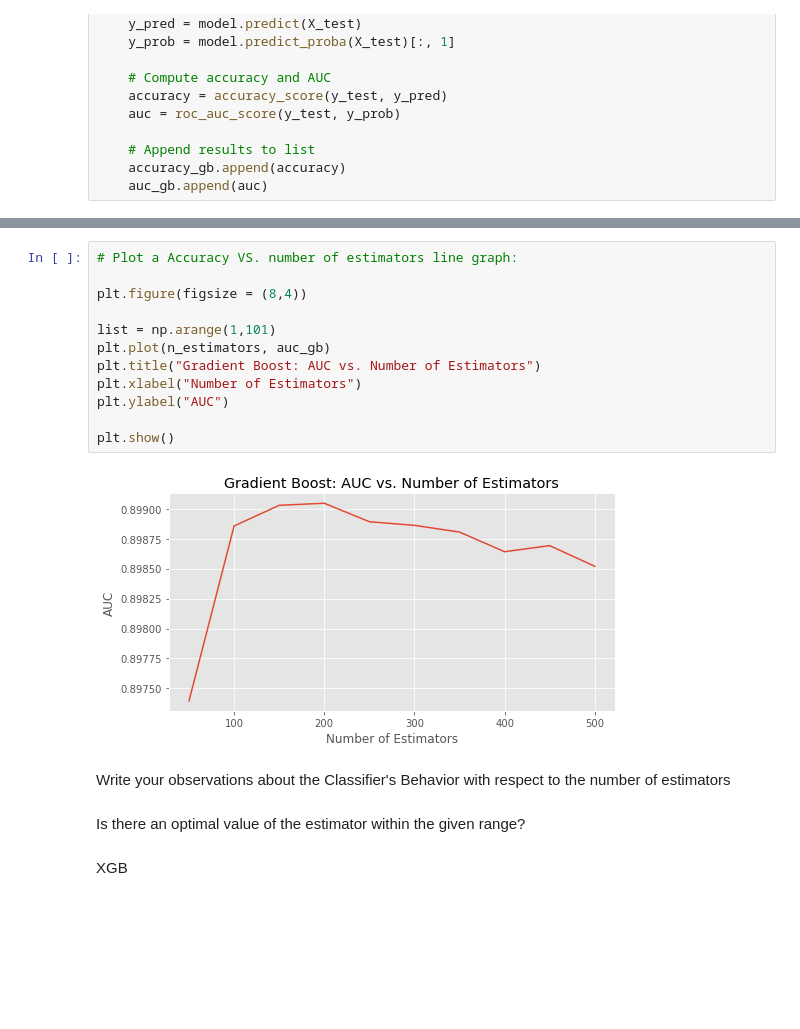
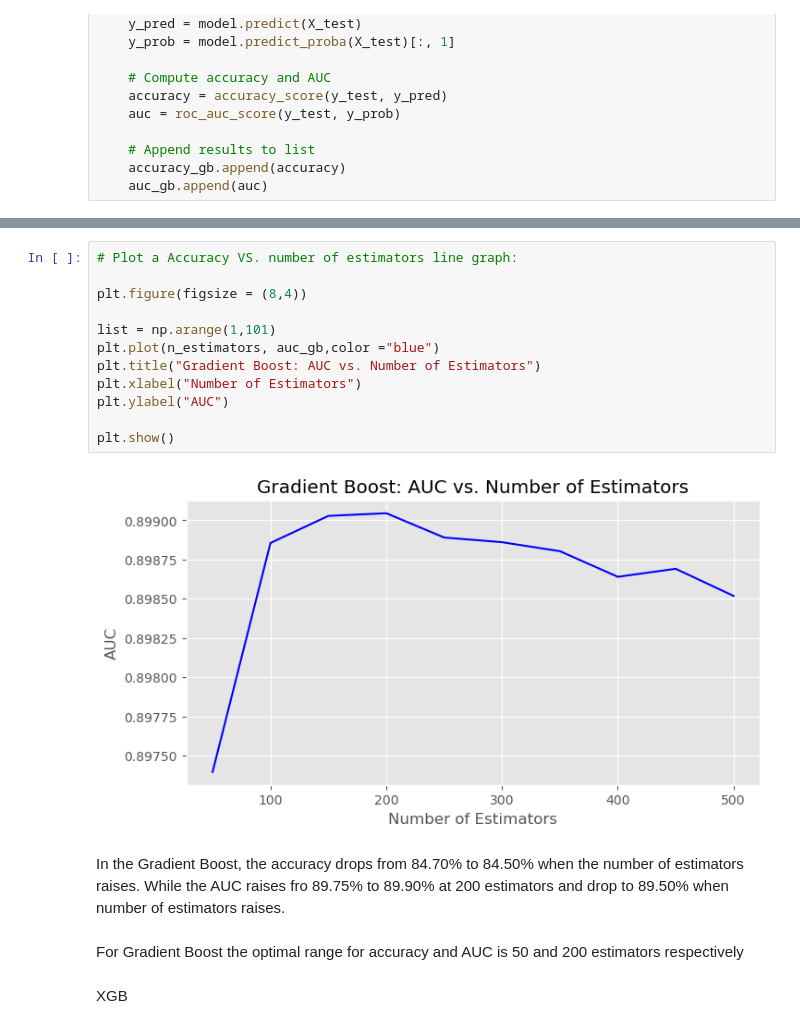
Before and after one commit to elstan-tmk/ML-assignments, a Jupyter notebook: CA-04_Ensemble_Models/CA-04_Ensemble_Models.ipynb, the cells around one changed output, grey strips where cells are left out. Saved outputs shown, nothing was run; the diff lists cells and outputs as text; blank space fills up the shorter version.

```diff
--- a/CA-04_Ensemble_Models/CA-04_Ensemble_Models.ipynb
+++ b/CA-04_Ensemble_Models/CA-04_Ensemble_Models.ipynb
@@ -493,21 +494,21 @@ plt.show()
 # %%
 # Plot a Accuracy VS. number of estimators line graph:
 
 plt.figure(figsize = (8,4))
 
 list = np.arange(1,101)
-plt.plot(n_estimators, auc_gb)
+plt.plot(n_estimators, auc_gb,color ="blue")
 plt.title("Gradient Boost: AUC vs. Number of Estimators")
 plt.xlabel("Number of Estimators")
 plt.ylabel("AUC")
 
 plt.show()
 # %% [output]
-[figure, old version]
+[figure, new version]
 # %% [markdown]
-Write your observations about the Classifier's Behavior with respect to the number of estimators
+In the Gradient Boost, the accuracy drops from 84.70% to 84.50% when the number of estimators raises. While the AUC raises fro 89.75% to 89.90% at 200 estimators and drop to 89.50% when number of estimators raises.
 # %% [markdown]
-Is there an optimal value of the estimator within the given range?
+For Gradient Boost the optimal range for accuracy and AUC is 50 and 200 estimators respectively
 # %% [markdown]
 XGB
 # %%
```
Also changed, not shown: parts of 24 cells of this notebook.
